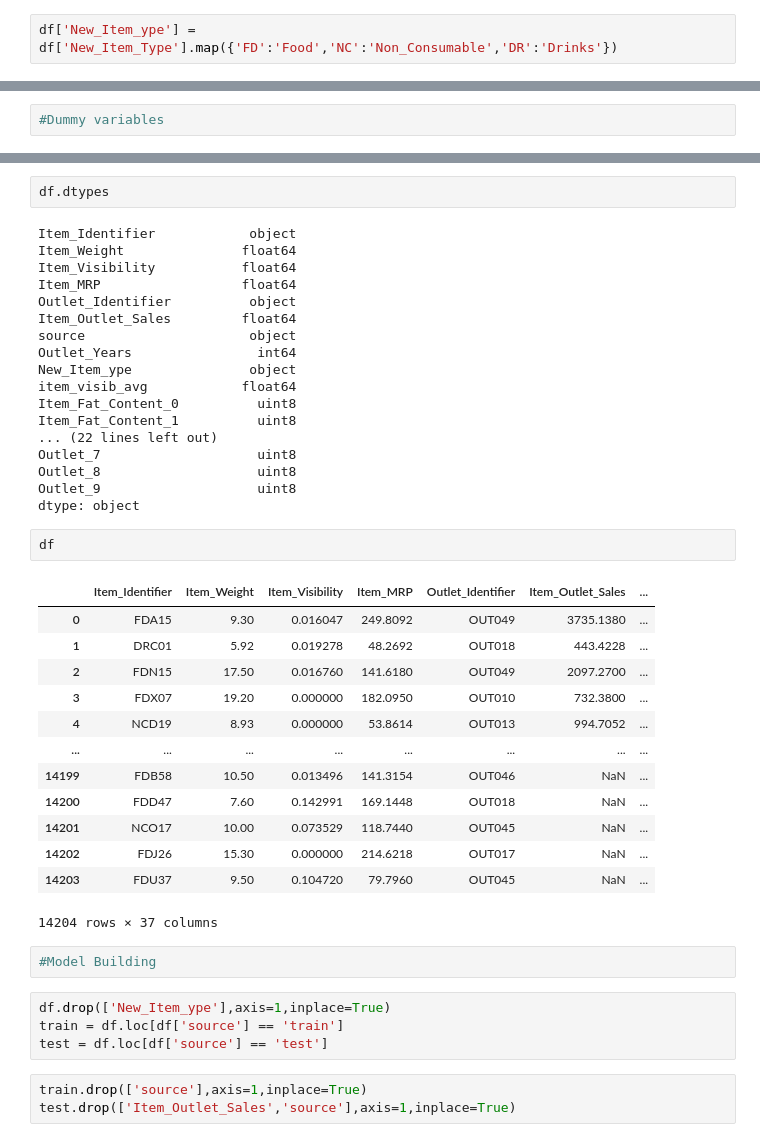
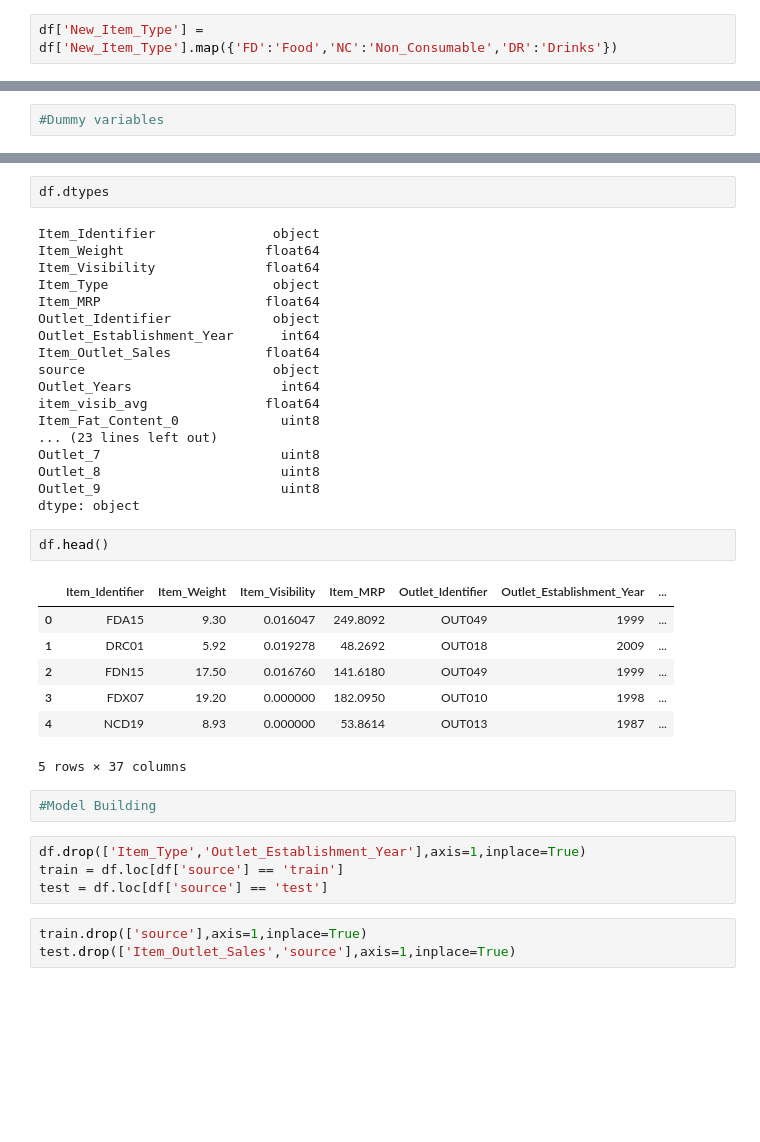
Before and after one commit to MelvinTom/miniproject, a Jupyter notebook: Project.ipynb, the cells around one changed output, grey strips where cells are left out. Saved outputs shown, nothing was run; the diff lists cells and outputs as text; blank space fills up the shorter version.

```diff
--- a/Project.ipynb
+++ b/Project.ipynb
@@ -519,7 +519,7 @@ df['New_Item_Type'] = df['Item_Identifier'].apply(lambda x: x[0:2])
 # %%
 #rename the to more intuitive categories:
 # %%
-df['New_Item_ype'] = df['New_Item_Type'].map({'FD':'Food','NC':'Non_Consumable','DR':'Drinks'})
+df['New_Item_Type'] = df['New_Item_Type'].map({'FD':'Food','NC':'Non_Consumable','DR':'Drinks'})
 # %%
 df['New_Item_Type'].value_counts()
 # %% [output]
@@ -604,43 +604,37 @@ df= pd.get_dummies(df, columns =['Item_Fat_Content','Outlet_Location_Type','Outl
 # %%
 df.dtypes
 # %% [output]
-Item_Identifier            object
-Item_Weight               float64
-Item_Visibility           float64
-Item_MRP                  float64
-Outlet_Identifier          object
-Item_Outlet_Sales         float64
-source                     object
-Outlet_Years                int64
-New_Item_ype               object
-item_visib_avg            float64
-Item_Fat_Content_0          uint8
-Item_Fat_Content_1          uint8
-... (22 lines left out)
-Outlet_7                    uint8
-Outlet_8                    uint8
-Outlet_9                    uint8
+Item_Identifier               object
+Item_Weight                  float64
+Item_Visibility              float64
+Item_Type                     object
+Item_MRP                     float64
+Outlet_Identifier             object
+Outlet_Establishment_Year      int64
+Item_Outlet_Sales            float64
+source                        object
+Outlet_Years                   int64
+item_visib_avg               float64
+Item_Fat_Content_0             uint8
+... (23 lines left out)
+Outlet_7                       uint8
+Outlet_8                       uint8
+Outlet_9                       uint8
 dtype: object
 # %%
-df
+df.head()
 # %% [output]
-|  | Item_Identifier | Item_Weight | Item_Visibility | Item_MRP | Outlet_Identifier | Item_Outlet_Sales | ... |
-| 0 | FDA15 | 9.30 | 0.016047 | 249.8092 | OUT049 | 3735.1380 | ... |
-| 1 | DRC01 | 5.92 | 0.019278 | 48.2692 | OUT018 | 443.4228 | ... |
-| 2 | FDN15 | 17.50 | 0.016760 | 141.6180 | OUT049 | 2097.2700 | ... |
-| 3 | FDX07 | 19.20 | 0.000000 | 182.0950 | OUT010 | 732.3800 | ... |
-| 4 | NCD19 | 8.93 | 0.000000 | 53.8614 | OUT013 | 994.7052 | ... |
-| ... | ... | ... | ... | ... | ... | ... | ... |
-| 14199 | FDB58 | 10.50 | 0.013496 | 141.3154 | OUT046 | NaN | ... |
-| 14200 | FDD47 | 7.60 | 0.142991 | 169.1448 | OUT018 | NaN | ... |
-| 14201 | NCO17 | 10.00 | 0.073529 | 118.7440 | OUT045 | NaN | ... |
-| 14202 | FDJ26 | 15.30 | 0.000000 | 214.6218 | OUT017 | NaN | ... |
-| 14203 | FDU37 | 9.50 | 0.104720 | 79.7960 | OUT045 | NaN | ... |
+|  | Item_Identifier | Item_Weight | Item_Visibility | Item_MRP | Outlet_Identifier | Outlet_Establishment_Year | ... |
+| 0 | FDA15 | 9.30 | 0.016047 | 249.8092 | OUT049 | 1999 | ... |
+| 1 | DRC01 | 5.92 | 0.019278 | 48.2692 | OUT018 | 2009 | ... |
+| 2 | FDN15 | 17.50 | 0.016760 | 141.6180 | OUT049 | 1999 | ... |
+| 3 | FDX07 | 19.20 | 0.000000 | 182.0950 | OUT010 | 1998 | ... |
+| 4 | NCD19 | 8.93 | 0.000000 | 53.8614 | OUT013 | 1987 | ... |
-14204 rows × 37 columns
+5 rows × 37 columns
 # %%
 #Model Building
 # %%
-df.drop(['New_Item_ype'],axis=1,inplace=True)
+df.drop(['Item_Type','Outlet_Establishment_Year'],axis=1,inplace=True)
 train = df.loc[df['source'] == 'train']
 test = df.loc[df['source'] == 'test']
 # %%
```
Also changed, not shown: parts of 25 cells of this notebook, 6 other files.
